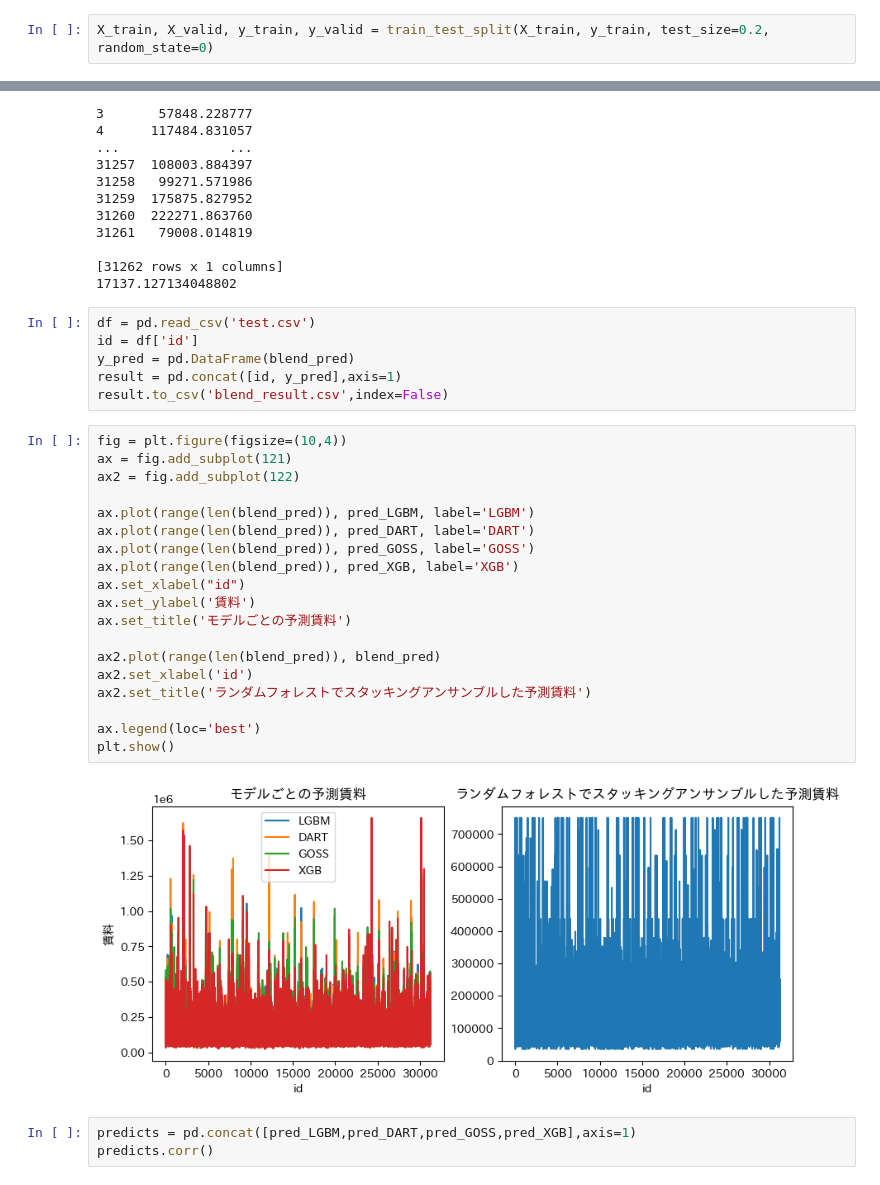
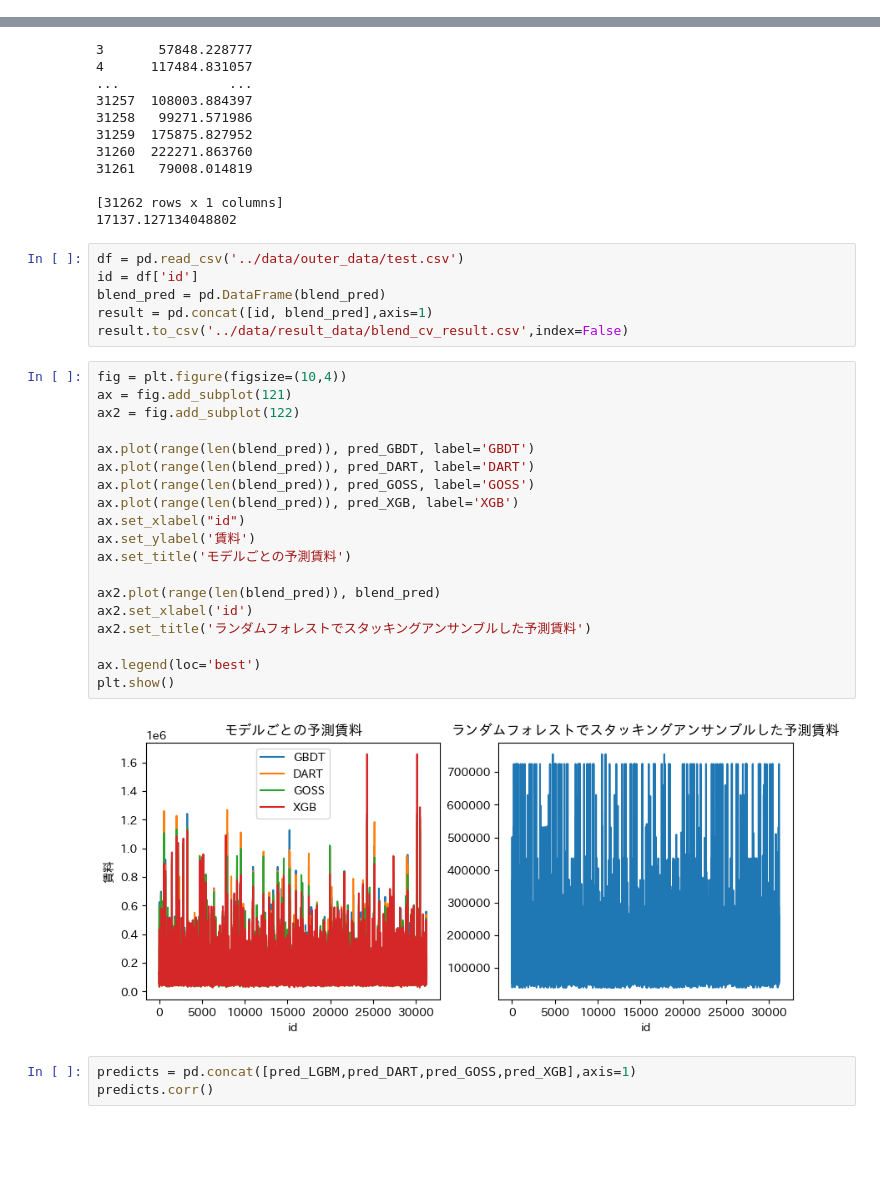
Before and after one commit to kyotoman-koshida/mynabi, a Jupyter notebook: notebooks/stacking_ensemble.ipynb, the cells around one changed output, grey strips where cells are left out. Saved outputs shown, nothing was run; the diff lists cells and outputs as text; blank space fills up the shorter version.

```diff
--- a/notebooks/stacking_ensemble.ipynb
+++ b/notebooks/stacking_ensemble.ipynb
@@ -542,5 +541,3 @@ Duplicate key in file PosixPath('/Users/koshidatatsuo/python/signate/mynabi/venv
-# %%
-X_train, X_valid, y_train, y_valid = train_test_split(X_train, y_train, test_size=0.2, random_state=0)
 # %%
 X_train
 # %% [output]
@@ -752,32 +900,32 @@ KeyError: '[0, 1, 2, 4, 6, 7, 8, 13, 17, 20, 22, 27, 28, 31, 34, 35, 36, 37, 38,
 [31262 rows x 1 columns]
 17137.127134048802
 # %%
-df = pd.read_csv('test.csv')
+df = pd.read_csv('../data/outer_data/test.csv')
 id = df['id']
-y_pred = pd.DataFrame(blend_pred)
-result = pd.concat([id, y_pred],axis=1)
-result.to_csv('blend_result.csv',index=False)
+blend_pred = pd.DataFrame(blend_pred)
+result = pd.concat([id, blend_pred],axis=1)
+result.to_csv('../data/result_data/blend_cv_result.csv',index=False)
 # %%
 fig = plt.figure(figsize=(10,4))
 ax = fig.add_subplot(121)
 ax2 = fig.add_subplot(122)
 
-ax.plot(range(len(blend_pred)), pred_LGBM, label='LGBM')
+ax.plot(range(len(blend_pred)), pred_GBDT, label='GBDT')
 ax.plot(range(len(blend_pred)), pred_DART, label='DART')
 ax.plot(range(len(blend_pred)), pred_GOSS, label='GOSS')
 ax.plot(range(len(blend_pred)), pred_XGB, label='XGB')
 ax.set_xlabel("id")
 ax.set_ylabel('賃料')
 ax.set_title('モデルごとの予測賃料')
 
 ax2.plot(range(len(blend_pred)), blend_pred)
 ax2.set_xlabel('id')
 ax2.set_title('ランダムフォレストでスタッキングアンサンブルした予測賃料')
 
 ax.legend(loc='best')
 plt.show()
 # %% [output]
-[figure, old version]
+[figure, new version]
 # %%
 predicts = pd.concat([pred_LGBM,pred_DART,pred_GOSS,pred_XGB],axis=1)
 predicts.corr()
```
Also changed, not shown: parts of 3 cells of this notebook, 2 other files.
